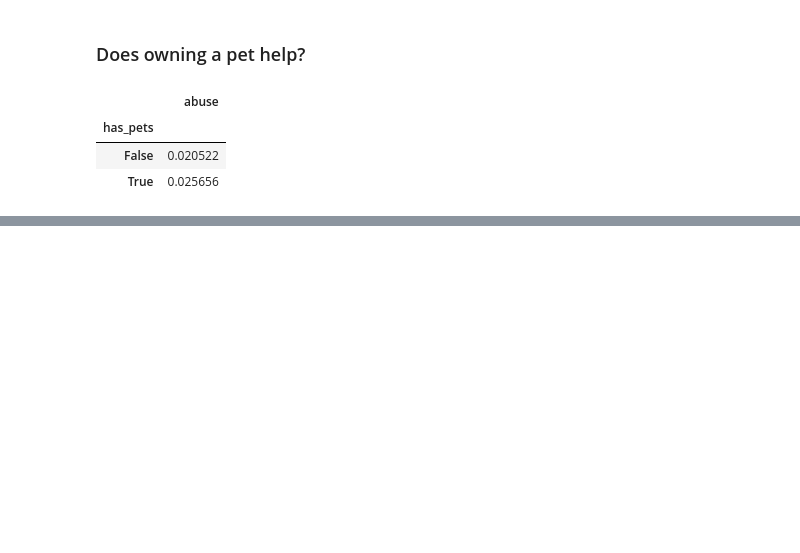
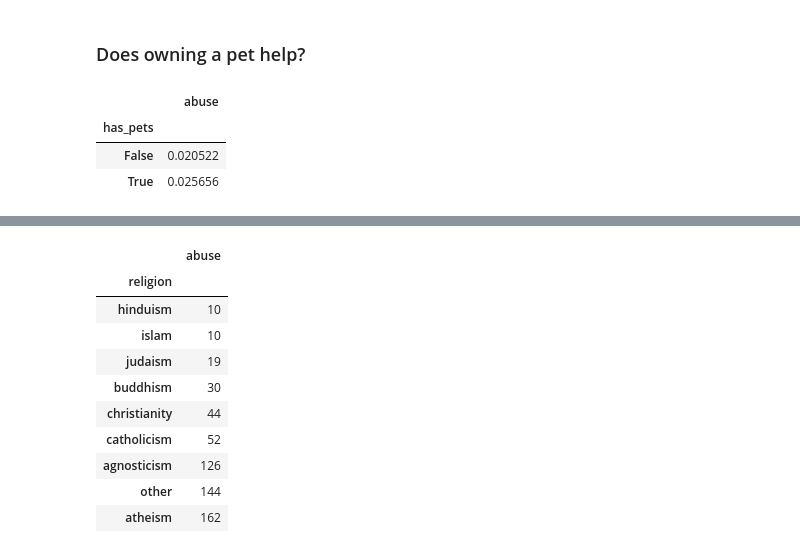
Before and after one commit to brunoarine/substance-problem-study, a Jupyter notebook: notebooks/project.ipynb, the cells around one changed output, grey strips where cells are left out. Saved outputs shown, nothing was run; the diff lists cells and outputs as text; code cells hidden in the pictures; blank space fills up the shorter version.

```diff
--- a/notebooks/project.ipynb
+++ b/notebooks/project.ipynb
@@ -192,2 +187,16 @@ pets
+# %%
+df_dummy.groupby("religion")["abuse"].sum().sort_values().to_frame()
+# %% [output]
+|  | abuse |
+| religion |  |
+| hinduism | 10 |
+| islam | 10 |
+| judaism | 19 |
+| buddhism | 30 |
+| christianity | 44 |
+| catholicism | 52 |
+| agnosticism | 126 |
+| other | 144 |
+| atheism | 162 |
 # %%
 # %% [output]
```
Also changed, not shown: parts of 6 cells of this notebook.
